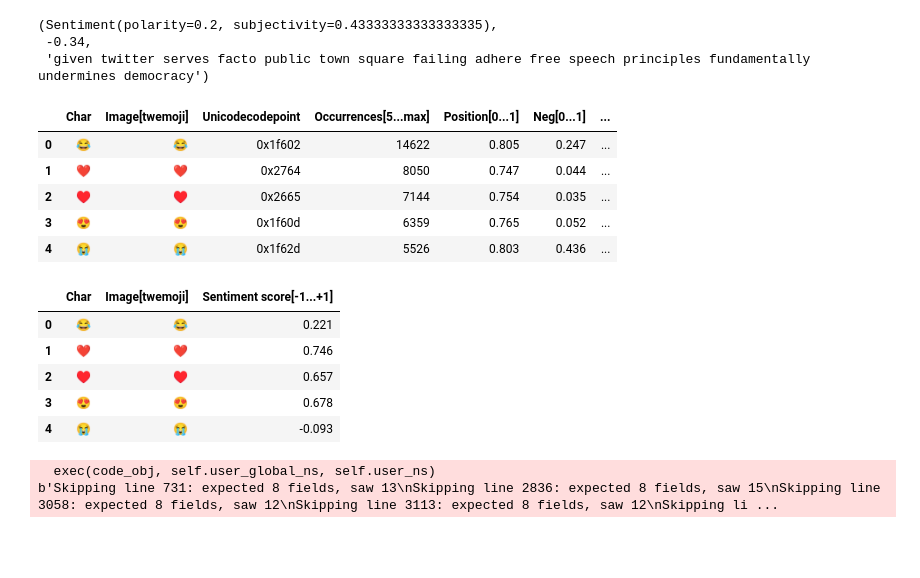
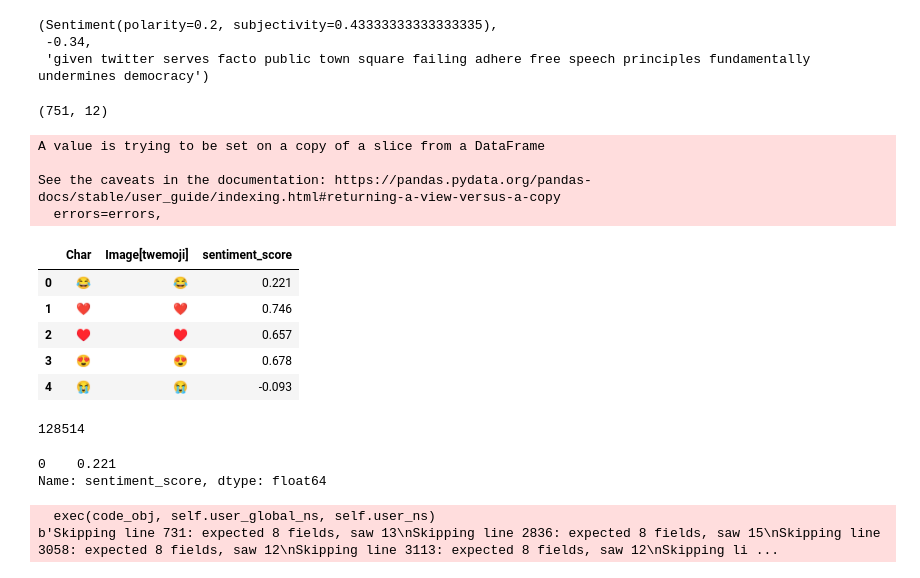
Before and after one commit to LaachH/dream_team, a Jupyter notebook: gunin files/test.ipynb, the cells around one changed output. Cells and saved outputs as stored; diff of their text form; code cells hidden in the pictures; blank space fills up the shorter version.

```diff
--- a/gunin files/test.ipynb
+++ b/gunin files/test.ipynb
@@ -37,24 +51,34 @@ blob = tb(a)
 # %%
 raw = pd.read_html("https://kt.ijs.si/data/Emoji_sentiment_ranking")
 raw_df = raw[0]
-raw_df.head()
+raw_df.shape
 # %% [output]
-|  | Char | Image[twemoji] | Unicodecodepoint | Occurrences[5...max] | Position[0...1] | Neg[0...1] | ... |
-| 0 | 😂 | 😂 | 0x1f602 | 14622 | 0.805 | 0.247 | ... |
-| 1 | ❤ | ❤ | 0x2764 | 8050 | 0.747 | 0.044 | ... |
-| 2 | ♥ | ♥ | 0x2665 | 7144 | 0.754 | 0.035 | ... |
-| 3 | 😍 | 😍 | 0x1f60d | 6359 | 0.765 | 0.052 | ... |
-| 4 | 😭 | 😭 | 0x1f62d | 5526 | 0.803 | 0.436 | ... |
+(751, 12)
 # %%
 emoji_sent_score_df = raw_df[['Char', 'Image[twemoji]', 'Sentiment score[-1...+1]']]
+emoji_sent_score_df.rename(columns={'Sentiment score[-1...+1]': 'sentiment_score'}, inplace = True)
 emoji_sent_score_df.head()
 # %% [output]
+A value is trying to be set on a copy of a slice from a DataFrame
+
+See the caveats in the documentation: https://pandas.pydata.org/pandas-docs/stable/user_guide/indexing.html#returning-a-view-versus-a-copy
+  errors=errors,
-|  | Char | Image[twemoji] | Sentiment score[-1...+1] |
+|  | Char | Image[twemoji] | sentiment_score |
 | 0 | 😂 | 😂 | 0.221 |
 | 1 | ❤ | ❤ | 0.746 |
 | 2 | ♥ | ♥ | 0.657 |
 | 3 | 😍 | 😍 | 0.678 |
 | 4 | 😭 | 😭 | -0.093 |
+# %%
+my_emo = emoji_sent_score_df.Char[0]
+ord(my_emo)
+# %% [output]
+128514
+# %%
+emoji_sent_score_df.loc[emoji_sent_score_df.Char == my_emo, "sentiment_score"]
+# %% [output]
+0    0.221
+Name: sentiment_score, dtype: float64
 # %%
 csv_path = Path("stockerbot-export.csv")
 
```
Also changed, not shown: parts of 6 cells of this notebook, 1 other file.
